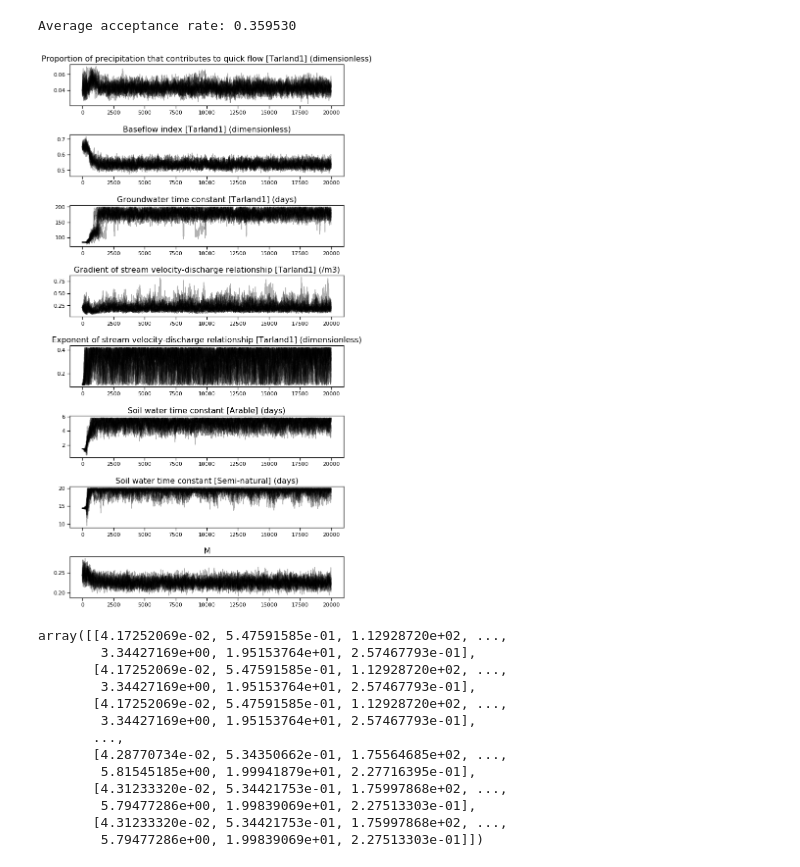
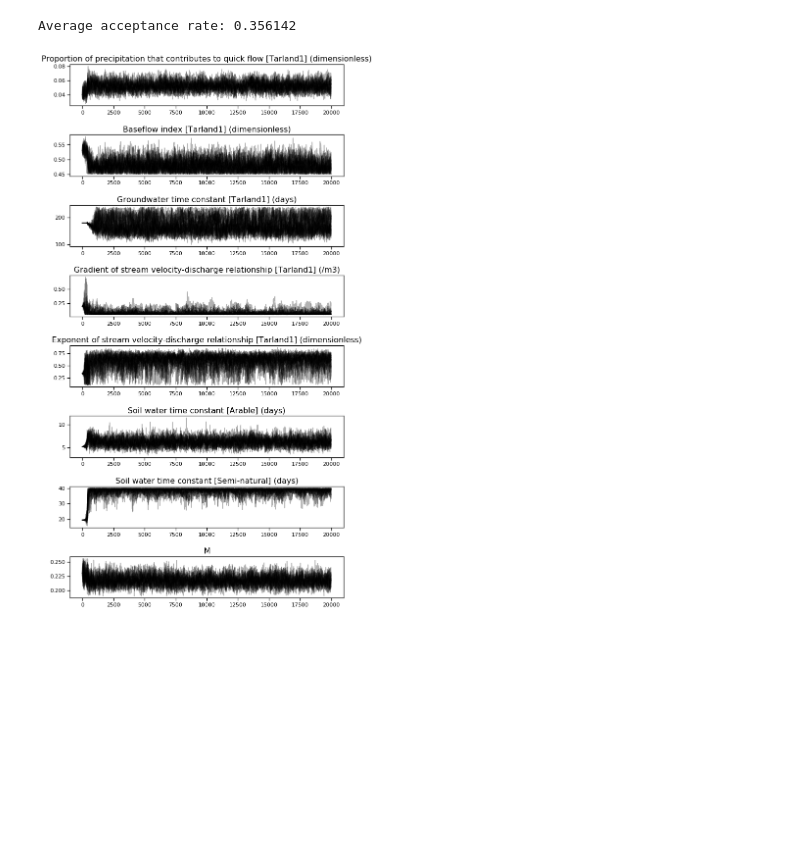
Before and after one commit to Maginor/INCABuilder, a Jupyter notebook: PythonWrapper/simplyp_emcee.ipynb, the cells around one changed output. Saved outputs shown, nothing was run; the diff lists cells and outputs as text; code cells hidden in the pictures; blank space fills up the shorter version.

```diff
--- a/PythonWrapper/simplyp_emcee.ipynb
+++ b/PythonWrapper/simplyp_emcee.ipynb
@@ -5,7 +5,7 @@ import inca
 from inca_calibration import *
 import numpy as np
 from scipy.stats import norm
-from IPython import parallel
+#from IPython import parallel
 #c = parallel.Client()
 #view = c.load_balanced_view()
 sn.set_context('notebook')
@@ -54,17 +54,23 @@ calibration = [
     ('Soil water time constant',                                   ['Semi-natural']),
     ]
 
-labels_short = [r'$f_{quick}$', r'$\beta$', r'$T_g$', r'$a$', r'$b$', r'$T_s[A]$', r'$T_s[S]$']
+labels_short = [r'$f_{quick}$', r'$\beta$', r'$T_g$', r'$a$', r'$b$', r'$T_s[A]$', r'$T_s[S]$', r'M']
 
 #NOTE: This reads the initial guess that was provided by the parameter file.
-initial_guess = default_initial_guess(dataset, calibration)
-initial_guess.append(0.243586) # This is the initial M.
+#initial_guess = default_initial_guess(dataset, calibration)
+#initial_guess.append(0.243586) # This is the initial M.
 
-min = [0.25 * x for x in initial_guess]
-max = [4.0 * x for x in initial_guess]
+#min = [0.25 * x for x in initial_guess]
+#max = [4.0 * x for x in initial_guess]
 
 #NOTE: Constrain to the min and max values recommended by the model in case we made our bounds too wide.
-constrain_min_max(dataset, calibration, min, max)
+#constrain_min_max(dataset, calibration, min, max)
+
+initial_guess = [0.04, 0.53, 179.78, 0.2,  0.34, 5.23, 19.47, 0.23]
+min =           [0.01, 0.45,  90,    0.05, 0.1,  3,    10,    0.19]
+max =           [0.08, 0.65, 240,    0.8,  0.9, 15,    40,    0.26]
+
+#constrain_min_max(dataset, calibration, min, max)
 
 skiptimesteps = 50   # Skip these many of the first timesteps in the objective evaluation
 
@@ -79,6 +85,10 @@ def run_emcee2(dataset, min, max, initial_guess, calibration, objective, n_walk,
     n_dim = len(initial_guess)
 
     def log_prior(params) :
+        #for idx in range(len(params)):
+        #    print('min:%f, max:%f, param:%f, range:%d' %
+        #          (min[idx], max[idx], params[idx], (params[idx] >= min[idx] and params[idx] <= max[idx])))
+
         if check_min_max(params, min, max) :
             return 0
         return -np.inf
@@ -98,47 +108,33 @@ def run_emcee2(dataset, min, max, initial_guess, calibration, objective, n_walk,
     pos, prob, state = sampler.run_mcmc(starting_guesses, n_steps)
 
     print('\nAverage acceptance rate: %f' % np.mean(sampler.acceptance_fraction))
 
-    labels_short.append(r'M')
 
     param_labels = ['%s [%s] (%s)' % (cal[0], ', '.join(cal[1]), dataset.get_parameter_unit(cal[0]))
                     for cal in calibration]
     param_labels.append('M')
 
     fig, axes = plt.subplots(nrows=n_dim, ncols=1, figsize=(10, 20))
     for idx, title in enumerate(param_labels):
         axes[idx].plot(sampler.chain[:,:,idx].T, '-', color='k', alpha=0.3)
         axes[idx].set_title(title, fontsize=16)
     plt.subplots_adjust(hspace=0.7)
     plt.show()
 
     samples = sampler.chain[:, n_burn:, :].reshape((-1, n_dim))
 
     # Triangle plot
     tri = corner.corner(samples,
                         labels=labels_short,
                         truths=truths,
                         quantiles=[0.025, 0.5, 0.975],
                         show_titles=True,
                         title_args={'fontsize': 24},
                         label_kwargs={'fontsize': 20})
 
     return samples
 
-run_emcee2(dataset, min, max, initial_guess, calibration, objective, n_walk=20, n_steps=20000, n_burn=1000)
+samples = run_emcee2(dataset, min, max, initial_guess, calibration, objective, n_walk=20, n_steps=20000, n_burn=1000)
 # %% [output]
-Average acceptance rate: 0.359530
+Average acceptance rate: 0.356142
-[figure, old version]
+[figure, new version]
-array([[4.17252069e-02, 5.47591585e-01, 1.12928720e+02, ...,
-        3.34427169e+00, 1.95153764e+01, 2.57467793e-01],
-       [4.17252069e-02, 5.47591585e-01, 1.12928720e+02, ...,
-        3.34427169e+00, 1.95153764e+01, 2.57467793e-01],
-       [4.17252069e-02, 5.47591585e-01, 1.12928720e+02, ...,
-        3.34427169e+00, 1.95153764e+01, 2.57467793e-01],
-       ...,
-       [4.28770734e-02, 5.34350662e-01, 1.75564685e+02, ...,
-        5.81545185e+00, 1.99941879e+01, 2.27716395e-01],
-       [4.31233320e-02, 5.34421753e-01, 1.75997868e+02, ...,
-        5.79477286e+00, 1.99839069e+01, 2.27513303e-01],
-       [4.31233320e-02, 5.34421753e-01, 1.75997868e+02, ...,
-        5.79477286e+00, 1.99839069e+01, 2.27513303e-01]])
```
Also changed, not shown: parts of 1 cell of this notebook, 5 other files.
